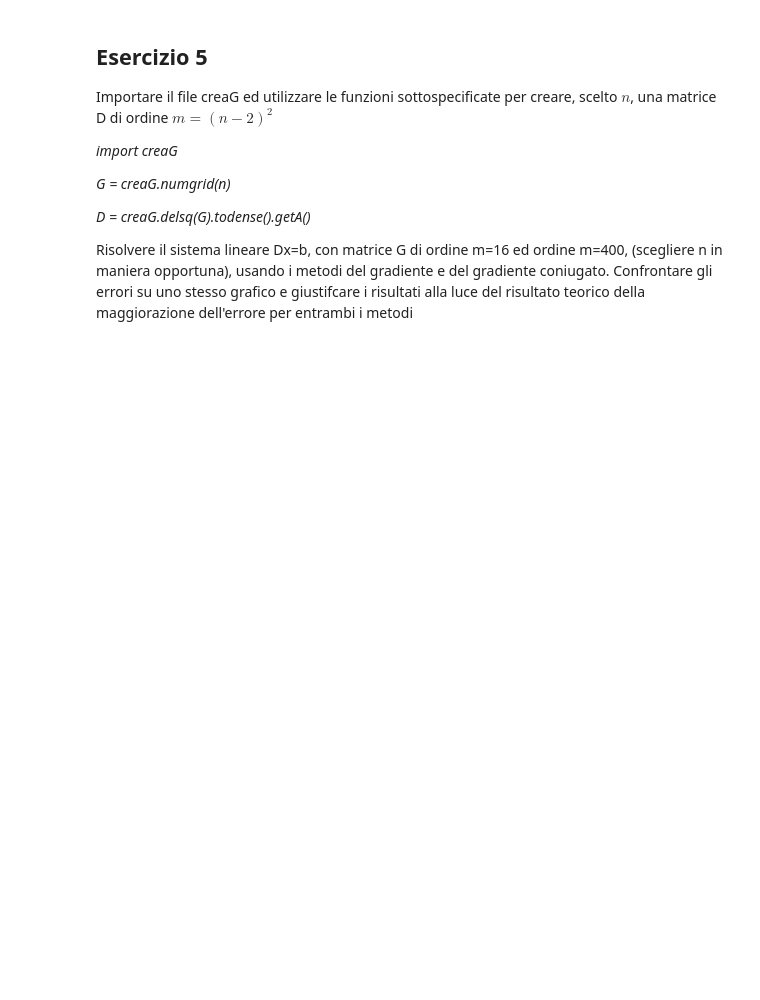
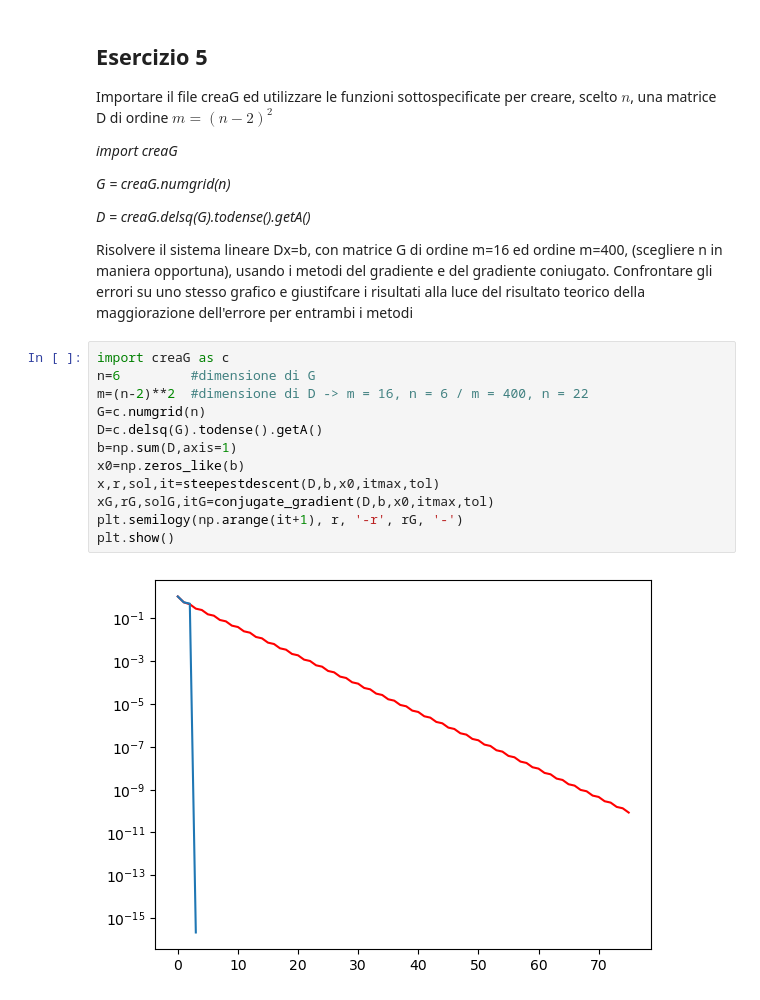
Before and after one commit to Gianmarco-Fabbri/Metodi-numerici, a Jupyter notebook: Lab09/Esercitazione_9.ipynb, the cells around one changed output. Saved outputs shown, nothing was run; the diff lists cells and outputs as text; blank space fills up the shorter version.

```diff
--- a/Lab09/Esercitazione_9.ipynb
+++ b/Lab09/Esercitazione_9.ipynb
@@ -347,3 +371,17 @@ Importare il file creaG ed utilizzare le funzioni sottospecificate per creare, s
 *D = creaG.delsq(G).todense().getA()*
 
 Risolvere il sistema lineare Dx=b, con matrice G di ordine m=16 ed ordine m=400, (scegliere n in maniera opportuna), usando i metodi del gradiente e del gradiente coniugato. Confrontare gli errori su uno stesso grafico e giustifcare i risultati alla luce del risultato teorico della maggiorazione dell'errore per entrambi i metodi
+# %%
+import creaG as c
+n=6         #dimensione di G
+m=(n-2)**2  #dimensione di D -> m = 16, n = 6 / m = 400, n = 22
+G=c.numgrid(n)
+D=c.delsq(G).todense().getA()
+b=np.sum(D,axis=1)
+x0=np.zeros_like(b)
+x,r,sol,it=steepestdescent(D,b,x0,itmax,tol)
+xG,rG,solG,itG=conjugate_gradient(D,b,x0,itmax,tol)
+plt.semilogy(np.arange(it+1), r, '-r', rG, '-')
+plt.show()
+# %% [output]
+[figure, added]
```
Also changed, not shown: parts of 6 cells of this notebook, 1 other file.
